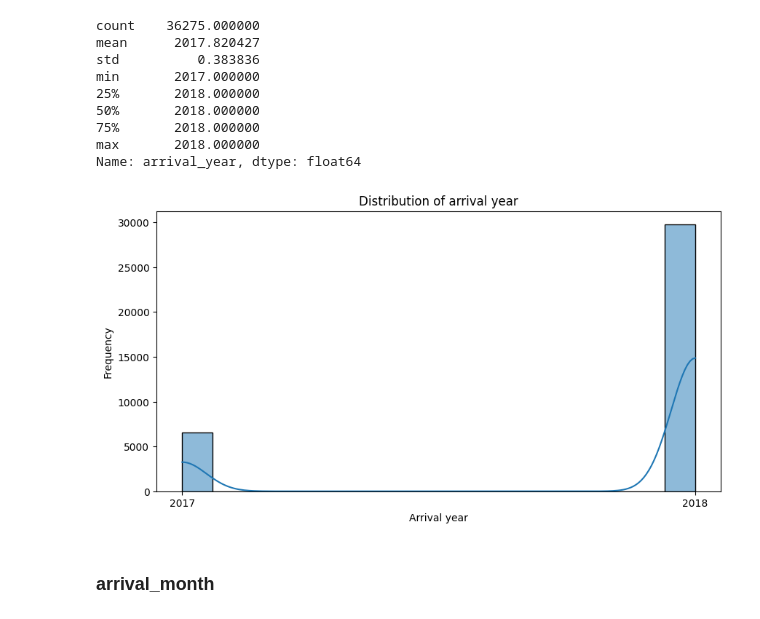
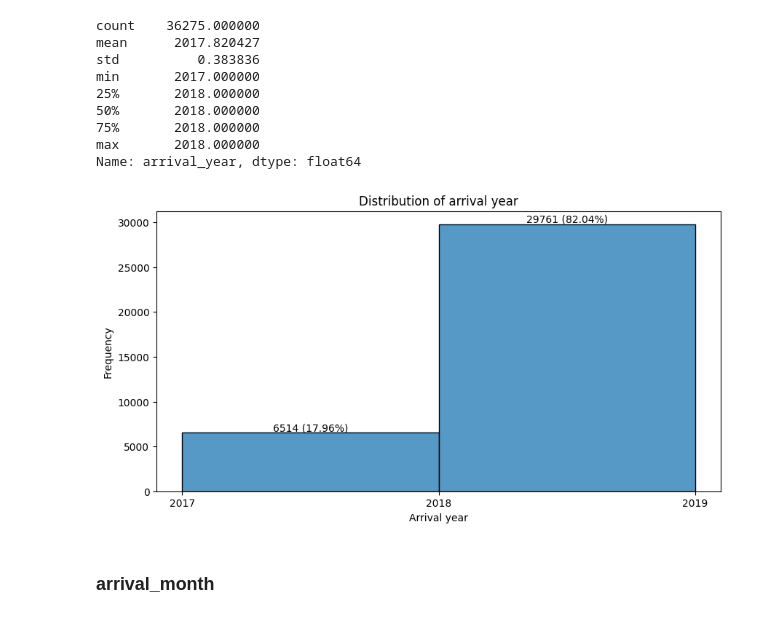
Before and after one commit to Drashko73/hotel-reservations-analysis, a Jupyter notebook: notebooks/02_numerical_features.ipynb, the cells around one changed output. Drawn from its saved outputs; the diff is of its cells as text; code cells hidden in the pictures.

Commit message:
Changed code for generating plots for numerical features

```diff
--- a/notebooks/02_numerical_features.ipynb
+++ b/notebooks/02_numerical_features.ipynb
@@ -229,9 +302,21 @@ Name: required_car_parking_space, dtype: object
 # %%
 # Showing histogram for required_car_parking_space
 plt.figure(figsize=(10, 5))
-sns.histplot(data['required_car_parking_space'], kde=True)
+sns.histplot(data['required_car_parking_space'], kde=False, binwidth=1, binrange=(min(data['required_car_parking_space']), max(data['required_car_parking_space']) + 1))
 plt.title('Distribution of required car parking space')
 plt.xlabel('Required par carking space')
 plt.ylabel('Frequency')
+
+# Count the number of records in each bin
+value_counts = data['required_car_parking_space'].value_counts()
+total_records = len(data['required_car_parking_space'])
+
+# Display the count and percentage at the center of each bin
+for index, count in value_counts.items():
+    percentage = (count / total_records) * 100
+    bin_center = index + 0.5  # Calculate the center of the bin
+    plt.text(bin_center, count, f"{count}", ha='center', va='bottom')
+
+plt.savefig('../reports/images/histogram_required_car_parking_space.png')
 plt.show()
 # %% [output]
@@ -291,23 +376,34 @@ Name: arrival_year, dtype: float64
 # %%
 # Showing histogram for arrival_year
 
 # Convert arrival_year to integers
 data['arrival_year'] = data['arrival_year'].astype(int)
 
 
 plt.figure(figsize=(10, 5))
-sns.histplot(data['arrival_year'], kde=True)
+sns.histplot(data['arrival_year'], binwidth=1, binrange=(min(data['arrival_year']), max(data['arrival_year']) + 1))
 plt.title('Distribution of arrival year')
 plt.xlabel('Arrival year')
 plt.ylabel('Frequency')
 
-# Set the x-axis ticks to the unique years and format them as integers
-unique_years = sorted(data['arrival_year'].unique())
-plt.xticks(unique_years)
+# Count the number of records in each bin
+value_counts = data['arrival_year'].value_counts()
+total_records = len(data['arrival_year'])
+
+# Display the count and percentage at the center of each bin
+for index, count in value_counts.items():
+    percentage = (count / total_records) * 100
+    bin_center = index + 0.5  # Calculate the center of the bin
+    plt.text(bin_center, count, f"{count} ({percentage:.2f}%)", ha='center', va='bottom')
+
+# Make x-ticks to be increased by 1
+plt.xticks(range(min(data['arrival_year']), max(data['arrival_year']) + 2))
+
+plt.savefig('../reports/images/histogram_arrival_year.png')
 
 plt.show()
 # %% [output]
-[figure, old version]
+[figure, new version]
 # %% [markdown]
 ### arrival_month
 # %%
```
Also changed, not shown: parts of 14 cells of this notebook, 7 other files.
